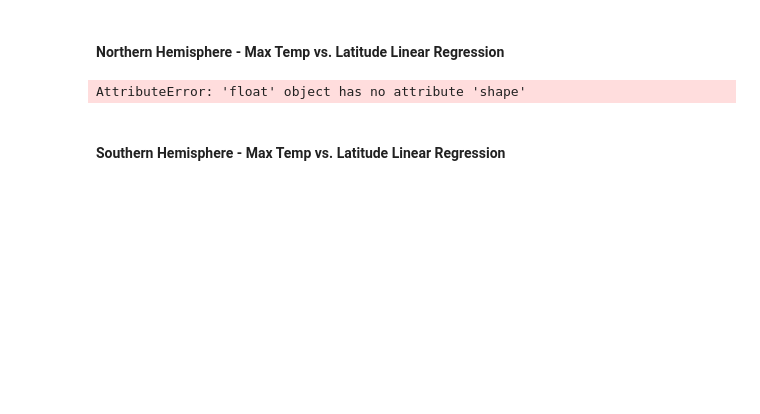
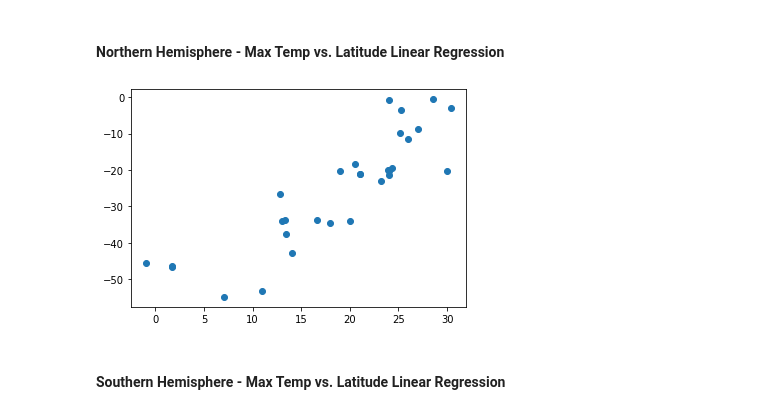
Before and after one commit to alpheus23/Python-API-Challenge, a Jupyter notebook: WeatherPy/WeatherPy.ipynb, the cells around one changed output. Saved outputs shown, nothing was run; the diff lists cells and outputs as text; code cells hidden in the pictures; blank space fills up the shorter version.

```diff
--- a/WeatherPy/WeatherPy.ipynb
+++ b/WeatherPy/WeatherPy.ipynb
@@ -292,18 +292,19 @@ Name: Lat, dtype: object
 # %%
 north_index = clean_city_data[clean_city_data["Lat"] > 0].index
 north_city_data = clean_city_data.drop(north_index, inplace= False)
 
 x_values = north_city_data["Max Temp"]
 y_values = north_city_data["Lat"]
-(slope, intercept, rvalue, pvalue, stderr) = linregress(x_values, y_values)
-regress_values = x_values * slope + intercept
-line_eq = "y = " + str(round(slope,2)) + "x + " + str(round(intercept,2))
+#(slope, intercept, rvalue, pvalue, stderr) = linregress(x_values, y_values)
+#regress_values = x_values * slope + intercept
+#line_eq = "y = " + str(round(slope,2)) + "x + " + str(round(intercept,2))
 plt.scatter(x_values, y_values)
 #plt.plot(x_values, regress_values, "r-")
 plt.xlabel = "Max Temp (F)"
 plt.ylabel = "Latitude"
+plt.savefig = "../output_data/Max Temp vs Latitude (North Hemisphere).png"
 plt.show()
 # %% [output]
-AttributeError: 'float' object has no attribute 'shape'
+[figure, added]
 # %% [markdown]
 ####  Southern Hemisphere - Max Temp vs. Latitude Linear Regression
```
Also changed, not shown: parts of 20 cells of this notebook, 2 other files.
